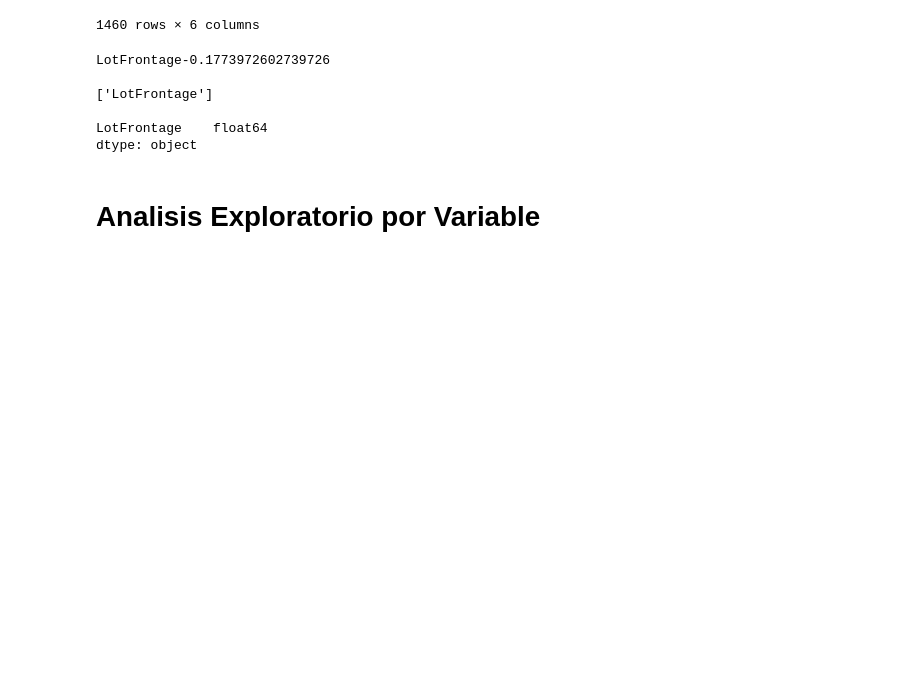
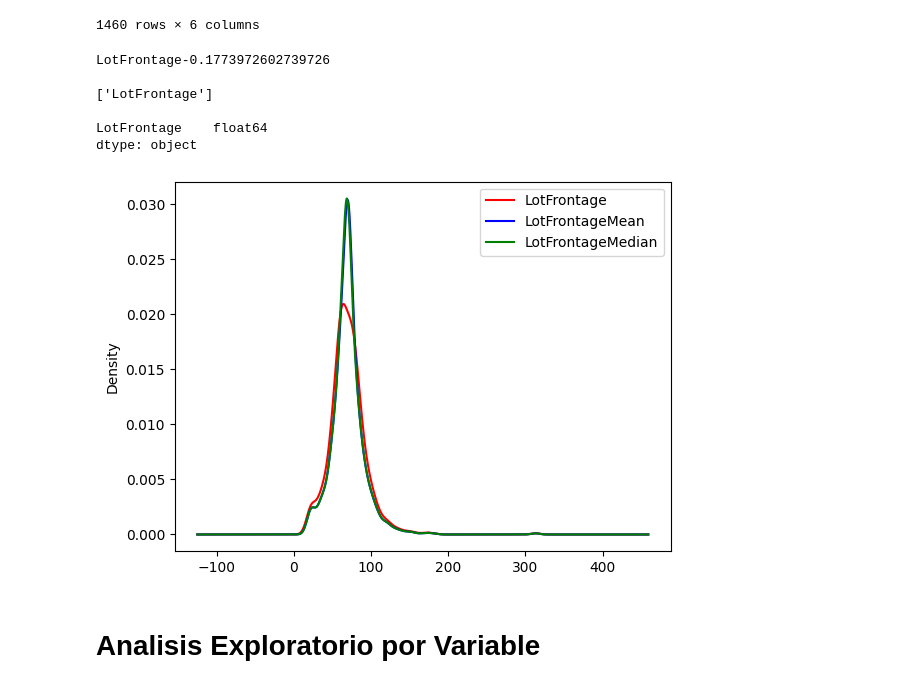
Before and after one commit to EduardoCalderon9/EconometriaProyecto1, a Jupyter notebook: Proyecto 1.ipynb, the cells around one changed output. Cells and saved outputs as stored; diff of their text form; code cells hidden in the pictures; blank space fills up the shorter version.

Commit message:
Analisis exploratorio e histogramas

```diff
--- a/Proyecto 1.ipynb
+++ b/Proyecto 1.ipynb
@@ -45,6 +45,20 @@ LotFrontage-0.1773972602739726
 
 LotFrontage    float64
 dtype: object
+# %%
+dataframe['LotFrontageMean'] = np.round(dataframe['LotFrontage'].fillna(dataframe['LotFrontage'].mean()))
+dataframe['LotFrontageMedian'] = np.round(dataframe['LotFrontage'].fillna(dataframe['LotFrontage'].median()))
+# %%
+fig = plt.figure()
+ax = fig.add_subplot(111)
+
+dataframe['LotFrontage'].plot.density(color='red', label='LotFrontage')
+dataframe['LotFrontageMean'].plot.density(color='blue', label='LotFrontageMean')
+dataframe['LotFrontageMedian'].plot.density(color='green', label='LotFrontageMedian')
+ax.legend()
+plt.show()
+# %% [output]
+[figure, added]
 # %% [markdown]
 # Analisis Exploratorio por Variable
 # %% [markdown]
```
Also changed, not shown: parts of 14 cells of this notebook.
